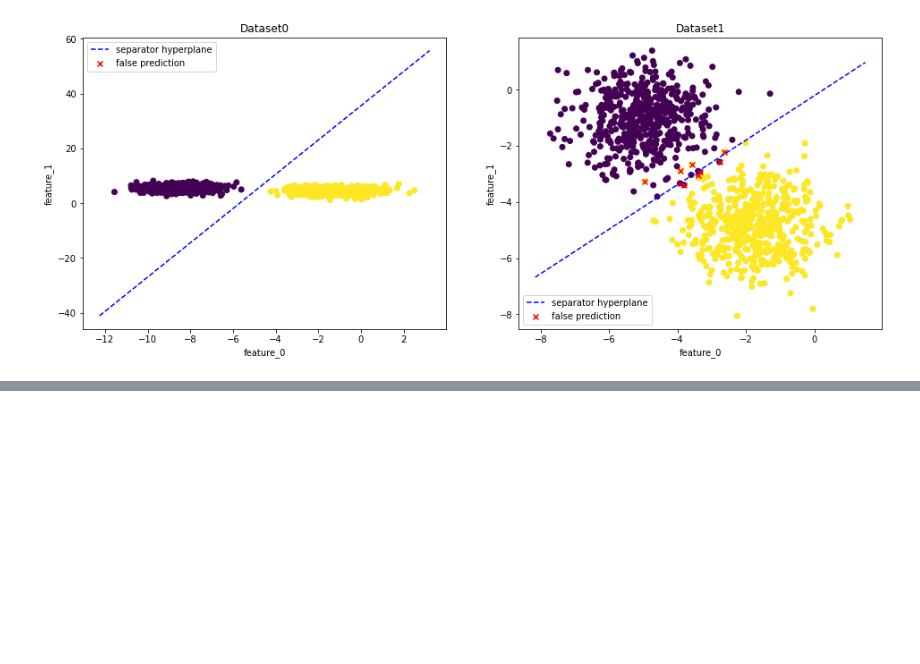
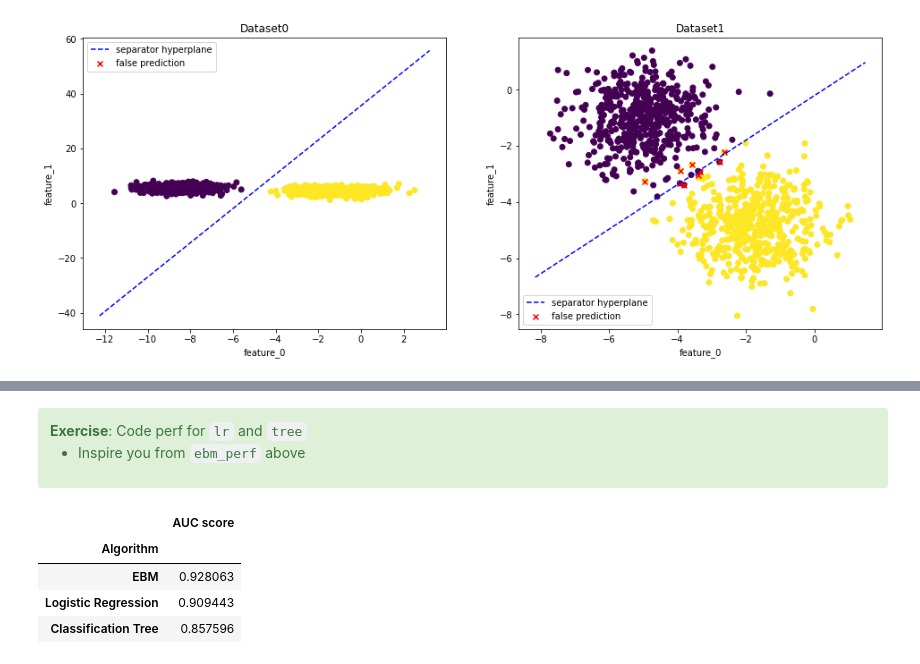
Before and after one commit to LudovicSterlin/sdd-aml-evaluation-interpretml, a Jupyter notebook: InterpretML.ipynb, the cells around one changed output, grey strips where cells are left out. Cells and saved outputs as stored; diff of their text form; code cells hidden in the pictures; blank space fills up the shorter version.

```diff
--- a/InterpretML.ipynb
+++ b/InterpretML.ipynb
@@ -225,0 +321,4 @@ If you want to go further on EBM
+# %%
+# %load solutions/ebm_fit.py
+ebm = ExplainableBoostingClassifier(random_state=seed)
+ebm.fit(X_train, y_train)
@@ -225,0 +357,11 @@ If you want to go further on EBM
+# %%
+# Using get_dummies transform categorical variable into features with 0 and 1 values
+X_bin = pd.get_dummies(X, prefix_sep='.')
+feature_names = list(X_bin.columns)
+X_train_bin, X_test_bin, y_train, y_test = train_test_split(X_bin, y, test_size=0.20, random_state=seed)
+
+lr = LogisticRegression(random_state=seed, feature_names=feature_names, penalty='l1', solver='liblinear')
+lr.fit(X_train_bin, y_train)
+
+tree = ClassificationTree()
+tree.fit(X_train_bin, y_train)
@@ -225,0 +373,3 @@ If you want to go further on EBM
+# %%
+ebm_perf = ROC(ebm.predict_proba).explain_perf(X_test, y_test, name='EBM')
+ebm_perf.visualize()
@@ -225,0 +378,5 @@ If you want to go further on EBM
+# %% [markdown]
+<div class="alert alert-success"><b>Exercise</b>: Code perf for <code>lr</code> and <code>tree</code>
+
+- Inspire you from <code>ebm_perf</code> above
+</div>
@@ -225,0 +385,16 @@ If you want to go further on EBM
+# %%
+# %load solutions/lr_tree_perf.py
+lr_perf = ROC(lr.predict_proba).explain_perf(X_test_bin, y_test, name='Logistic Regression')
+tree_perf = ROC(tree.predict_proba).explain_perf(X_test_bin, y_test, name='Classification Tree')
+# %%
+# Visualize AUC scores
+pd.DataFrame(
+    [(perf.name, perf.data()['auc']) for perf in [ebm_perf, lr_perf, tree_perf]],
+    columns=["Algorithm", "AUC score"]
+).set_index("Algorithm")
+# %% [output]
+|  | AUC score |
+| Algorithm |  |
+| EBM | 0.928063 |
+| Logistic Regression | 0.909443 |
+| Classification Tree | 0.857596 |
```
Also changed, not shown: parts of 42 cells of this notebook, 6 other files.
